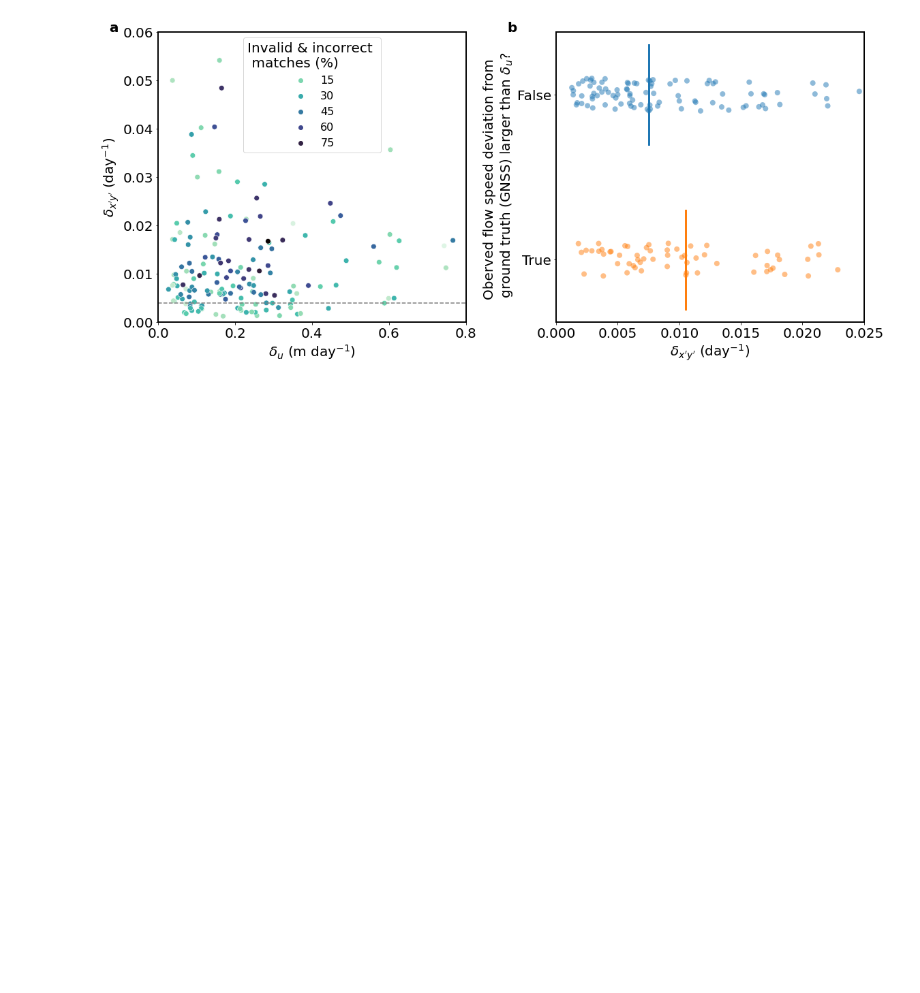
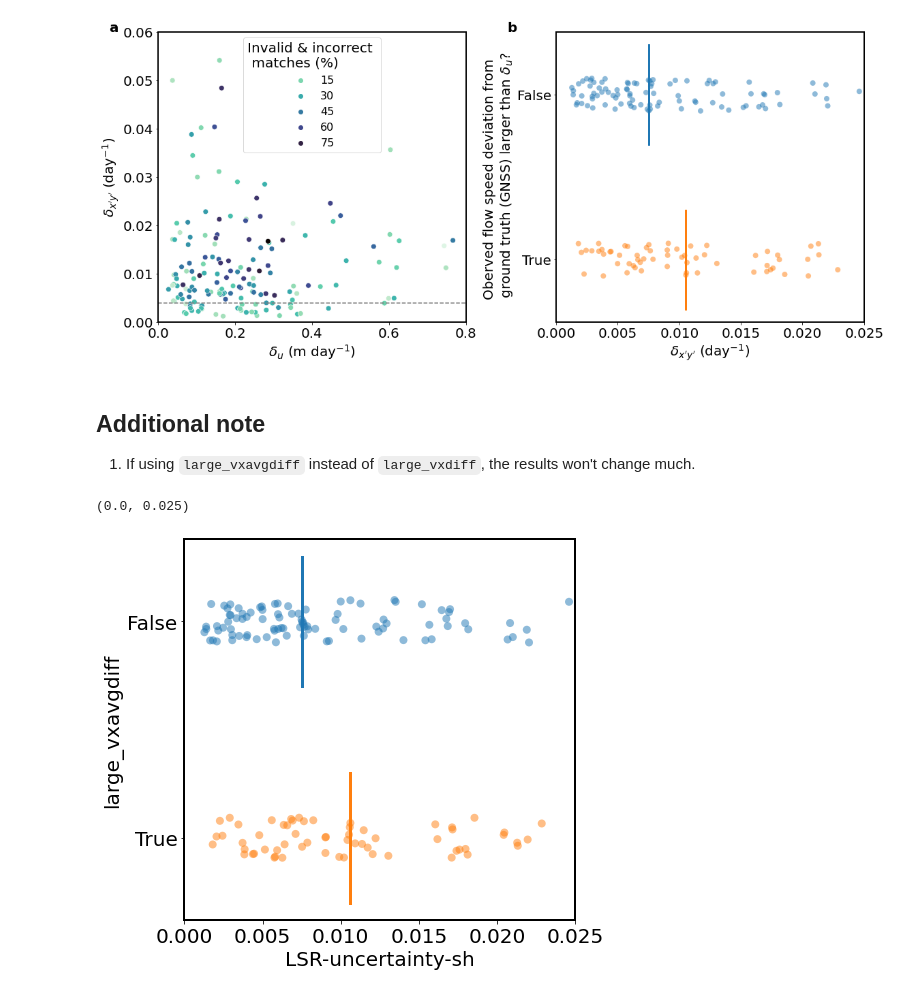
Before and after one commit to whyjz/GLAFT, a Jupyter notebook: notebooks/5_multiple_metrics/Fig5.ipynb, the cells around one changed output. Saved outputs shown, nothing was run; the diff lists cells and outputs as text; code cells hidden in the pictures; blank space fills up the shorter version.

```diff
--- a/notebooks/5_multiple_metrics/Fig5.ipynb
+++ b/notebooks/5_multiple_metrics/Fig5.ipynb
@@ -50,6 +50,7 @@ df['large_vyavgdiff'] = np.abs(df['pt0_vyavgdiff']) > df['SAV-uncertainty-y']
 df['Invalid+Incorrect'] = df['Invalid-pixel-percent'] + df['SAV-outlier-percent'] * (1 - df['Invalid-pixel-percent'] / 100)
 
 df['large_vxdiff'] = df['large_vxdiff'].astype(str)
+df['large_vxavgdiff'] = df['large_vxavgdiff'].astype(str)
 # %%
 # for idx, row in df.iterrows():
 #     if row['SAV-uncertainty-x'] <= 0.1:
@@ -105,3 +106,22 @@ fig.patch.set_facecolor('xkcd:white')
 fig.savefig('Fig5.png', dpi=200)
 # %% [output]
 [figure]
+# %% [markdown]
+## Additional note
+
+1. If using `large_vxavgdiff` instead of `large_vxdiff`, the results won't change much.
+# %%
+kawgs2 = {'linewidth': 3, }
+fig, ax = plt.subplots(1, 1, figsize=(7, 7))
+sns.stripplot(data=df, x="LSR-uncertainty-sh", y="large_vxavgdiff", s=8, alpha=0.5, ax=ax)
+tmp = df[df['large_vxavgdiff'] == 'False']
+tmp_mean = tmp['LSR-uncertainty-sh'].median()
+ax.plot([tmp_mean, tmp_mean], [-0.3, 0.3], **kawgs2)
+
+tmp = df[df['large_vxavgdiff'] == 'True']
+tmp_mean = tmp['LSR-uncertainty-sh'].median()
+ax.plot([tmp_mean, tmp_mean], [0.7, 1.3], **kawgs2)
+ax.set_xlim(0, 0.025)
+# %% [output]
+(0.0, 0.025)
+[figure, added]
```
Also changed, not shown: parts of 2 cells of this notebook.
